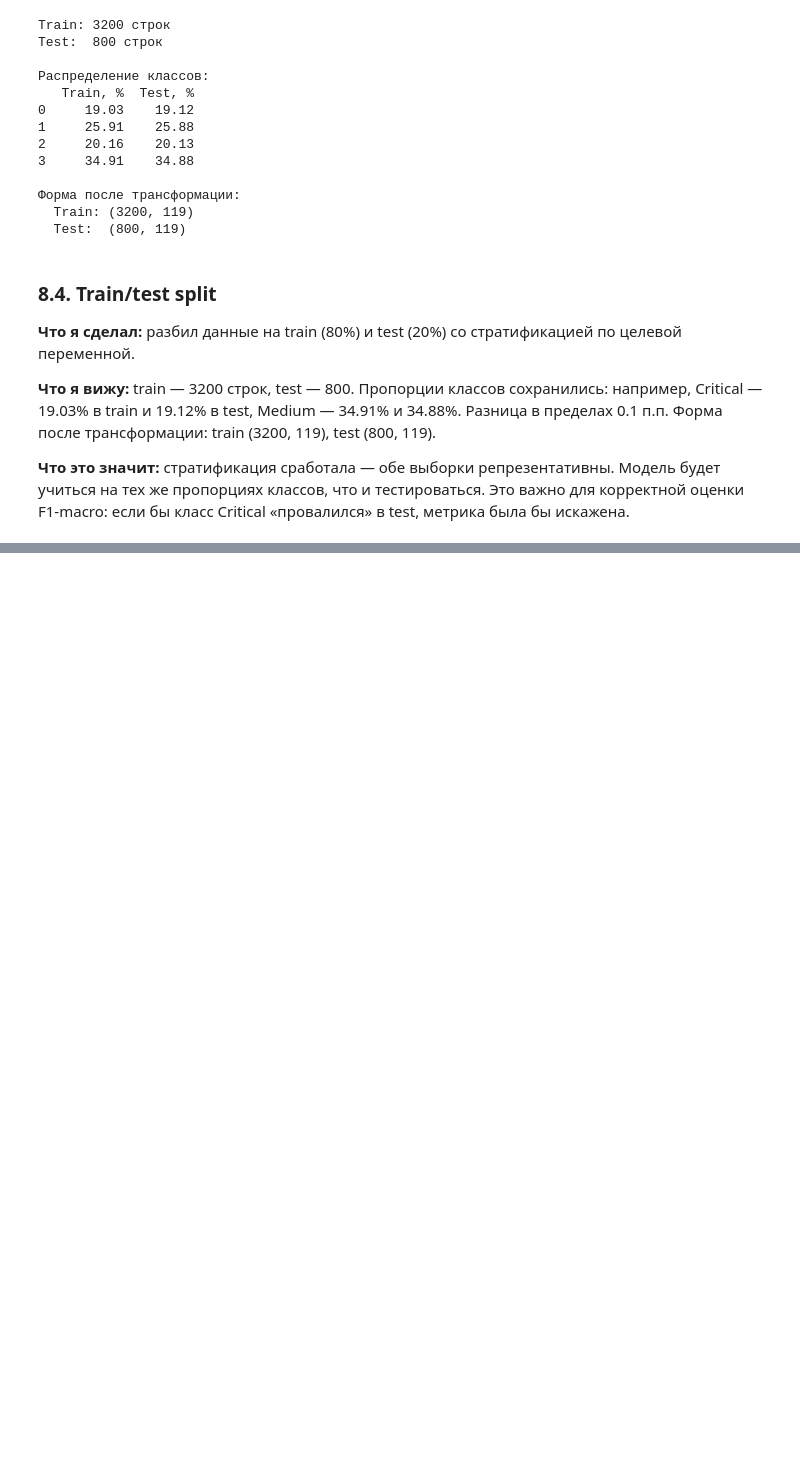
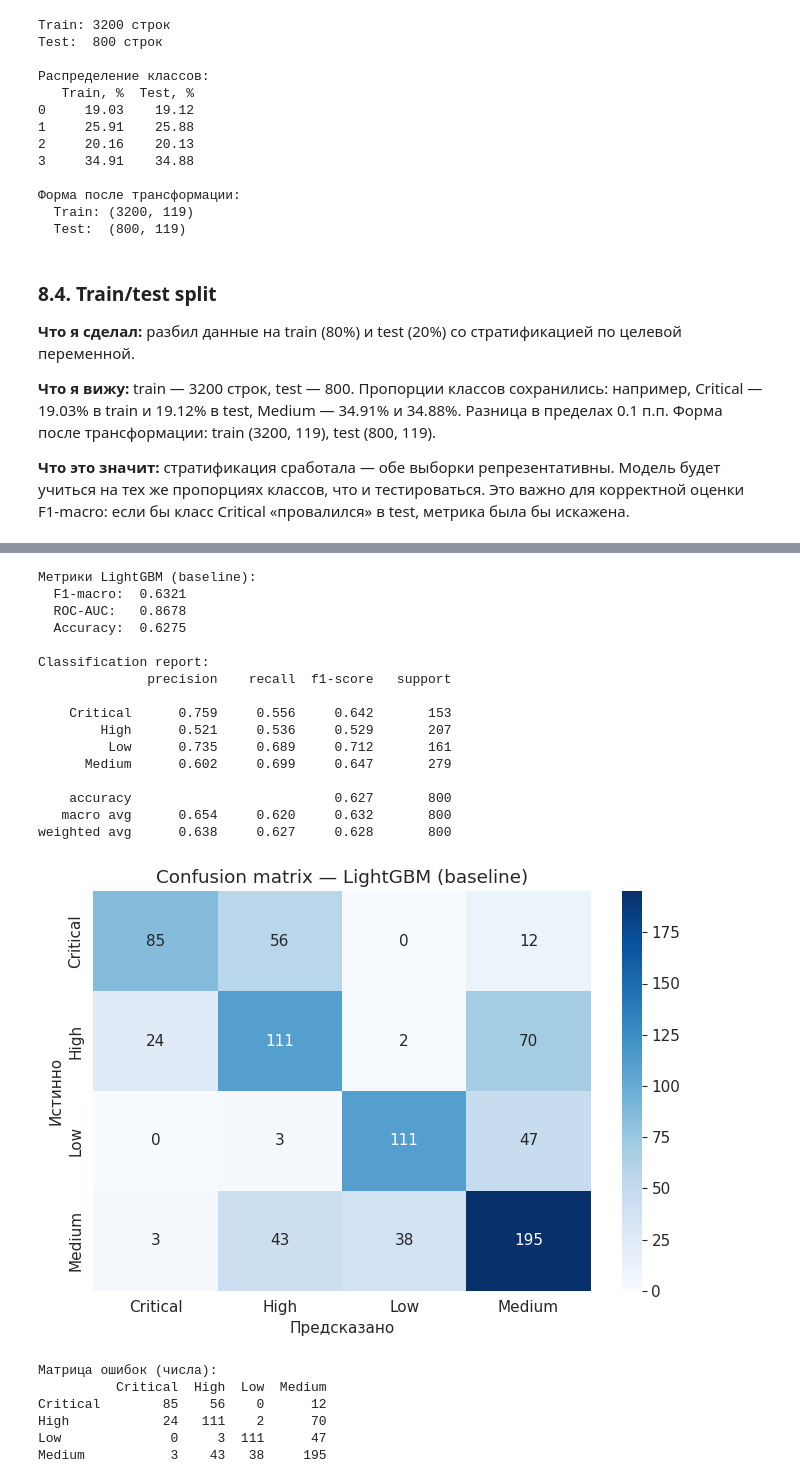
Before and after one commit to Marfall/IT-PROJECT-RISK, a Jupyter notebook: IT_Project_Risk.ipynb, the cells around one changed output, grey strips where cells are left out. Drawn from its saved outputs; the diff is of its cells as text; code cells hidden in the pictures; blank space fills up the shorter version.

```diff
--- a/IT_Project_Risk.ipynb
+++ b/IT_Project_Risk.ipynb
@@ -956,0 +1035,69 @@ Test:  800 строк
+# %%
+# 9.2: Метрики базовой модели LightGBM
+from sklearn.metrics import (
+    f1_score, roc_auc_score, accuracy_score,
+    confusion_matrix, classification_report
+)
+
+# Базовые метрики
+f1_macro = f1_score(y_test, y_pred_lgbm, average="macro")
+accuracy = accuracy_score(y_test, y_pred_lgbm)
+
+# ROC-AUC — для многоклассовой задачи нужен one-vs-rest
+n_classes = len(np.unique(y_test))
+if n_classes == 2:
+    roc_auc = roc_auc_score(y_test, y_proba_lgbm[:, 1])
+else:
+    roc_auc = roc_auc_score(y_test, y_proba_lgbm, multi_class="ovr", average="macro")
+
+print("Метрики LightGBM (baseline):")
+print(f"  F1-macro:  {f1_macro:.4f}")
+print(f"  ROC-AUC:   {roc_auc:.4f}")
+print(f"  Accuracy:  {accuracy:.4f}")
+
+# Classification report по каждому классу
+target_names = [str(c) for c in le.classes_]
+print("\nClassification report:")
+print(classification_report(y_test, y_pred_lgbm, target_names=target_names, digits=3))
+
+# Confusion matrix
+cm = confusion_matrix(y_test, y_pred_lgbm)
+
+plt.figure(figsize=(7, 5))
+sns.heatmap(cm, annot=True, fmt="d", cmap="Blues",
+            xticklabels=target_names, yticklabels=target_names)
+plt.title("Confusion matrix — LightGBM (baseline)")
+plt.xlabel("Предсказано")
+plt.ylabel("Истинно")
+plt.tight_layout()
+plt.show()
+plt.close("all")
+
+# Числовая сводка по ошибкам — какие классы путаются чаще
+cm_df = pd.DataFrame(cm, index=target_names, columns=target_names)
+print("\nМатрица ошибок (числа):")
+print(cm_df.to_string())
+# %% [output]
+Метрики LightGBM (baseline):
+  F1-macro:  0.6321
+  ROC-AUC:   0.8678
+  Accuracy:  0.6275
+
+Classification report:
+              precision    recall  f1-score   support
+
+    Critical      0.759     0.556     0.642       153
+        High      0.521     0.536     0.529       207
+         Low      0.735     0.689     0.712       161
+      Medium      0.602     0.699     0.647       279
+
+    accuracy                          0.627       800
+   macro avg      0.654     0.620     0.632       800
+weighted avg      0.638     0.627     0.628       800
+[figure, added]
+Матрица ошибок (числа):
+          Critical  High  Low  Medium
+Critical        85    56    0      12
+High            24   111    2      70
+Low              0     3  111      47
+Medium           3    43   38     195
```
Also changed, not shown: parts of 18 cells of this notebook.
